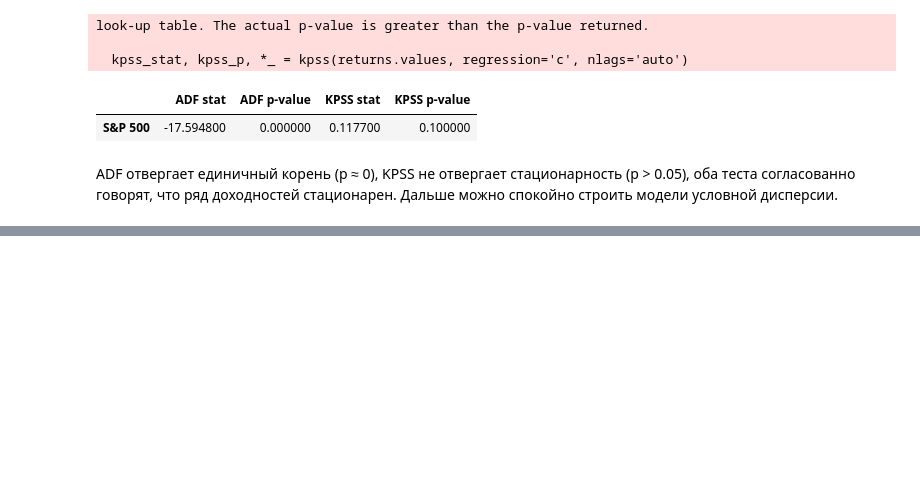
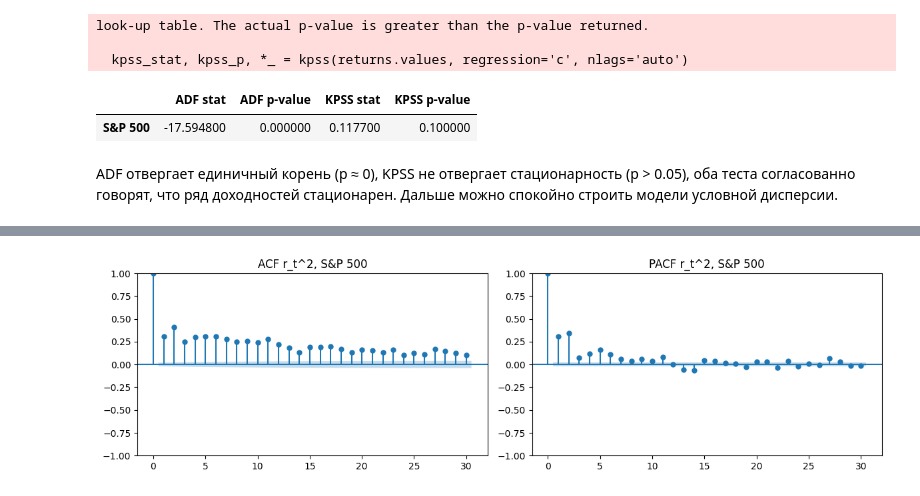
Before and after one commit to kdnvnadya/ms-garch, a Jupyter notebook: vkr_msgarch_1.ipynb, the cells around one changed output, grey strips where cells are left out. Cells and saved outputs as stored; diff of their text form; code cells hidden in the pictures; blank space fills up the shorter version.

```diff
--- a/vkr_msgarch_1.ipynb
+++ b/vkr_msgarch_1.ipynb
@@ -177,0 +187,13 @@ ADF отвергает единичный корень (p ≈ 0), KPSS не от
+# %%
+
+def acf_pacf_squared(returns, name):
+    fig, axes = plt.subplots(1, 2, figsize=(12, 3.5))
+    plot_acf(returns.values**2, lags=30, ax=axes[0], title=f'ACF r_t^2, {name}')
+    plot_pacf(returns.values**2, lags=30, ax=axes[1], title=f'PACF r_t^2, {name}', method='ywm')
+    plt.tight_layout()
+    plt.show()
+
+
+acf_pacf_squared(sp500_returns, 'S&P 500')
+# %% [output]
+[figure, added]
```
Also changed, not shown: parts of 5 cells of this notebook.
